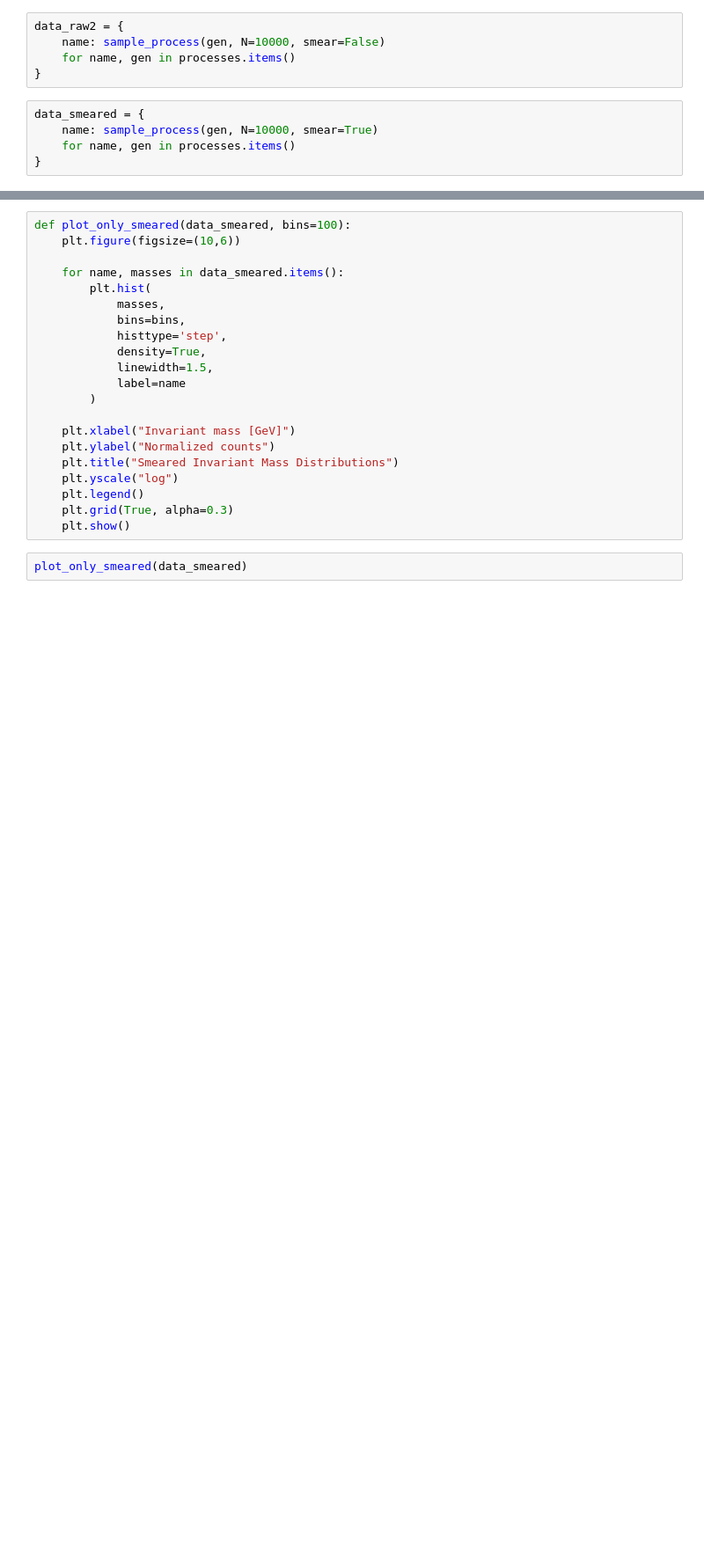
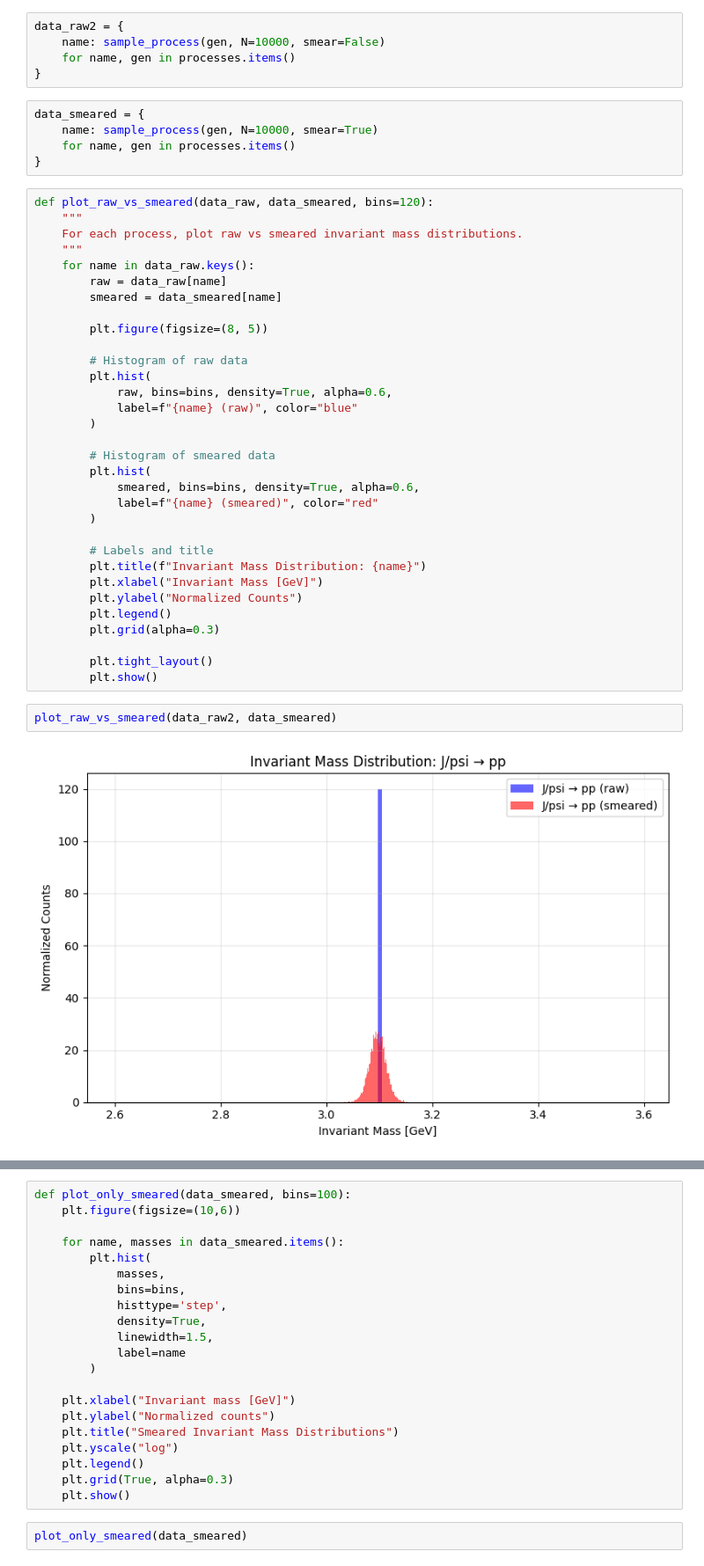
Before and after one commit to User76251/Exam_project, a Jupyter notebook: generation-2.ipynb, the cells around one changed output, grey strips where cells are left out. Shown at 88% size. Drawn from its saved outputs; the diff is of its cells as text; blank space fills up the shorter version.

```diff
--- a/generation-2.ipynb
+++ b/generation-2.ipynb
@@ -263,3 +263,39 @@ data_smeared = {
     name: sample_process(gen, N=10000, smear=True)
     for name, gen in processes.items()
 }
+# %%
+def plot_raw_vs_smeared(data_raw, data_smeared, bins=120):
+    """
+    For each process, plot raw vs smeared invariant mass distributions.
+    """
+    for name in data_raw.keys():
+        raw = data_raw[name]
+        smeared = data_smeared[name]
+
+        plt.figure(figsize=(8, 5))
+
+        # Histogram of raw data
+        plt.hist(
+            raw, bins=bins, density=True, alpha=0.6,
+            label=f"{name} (raw)", color="blue"
+        )
+
+        # Histogram of smeared data
+        plt.hist(
+            smeared, bins=bins, density=True, alpha=0.6,
+            label=f"{name} (smeared)", color="red"
+        )
+
+        # Labels and title
+        plt.title(f"Invariant Mass Distribution: {name}")
+        plt.xlabel("Invariant Mass [GeV]")
+        plt.ylabel("Normalized Counts")
+        plt.legend()
+        plt.grid(alpha=0.3)
+
+        plt.tight_layout()
+        plt.show()
+# %%
+plot_raw_vs_smeared(data_raw2, data_smeared)
+# %% [output]
+[figure, added]
```
Also changed, not shown: parts of 6 cells of this notebook.
